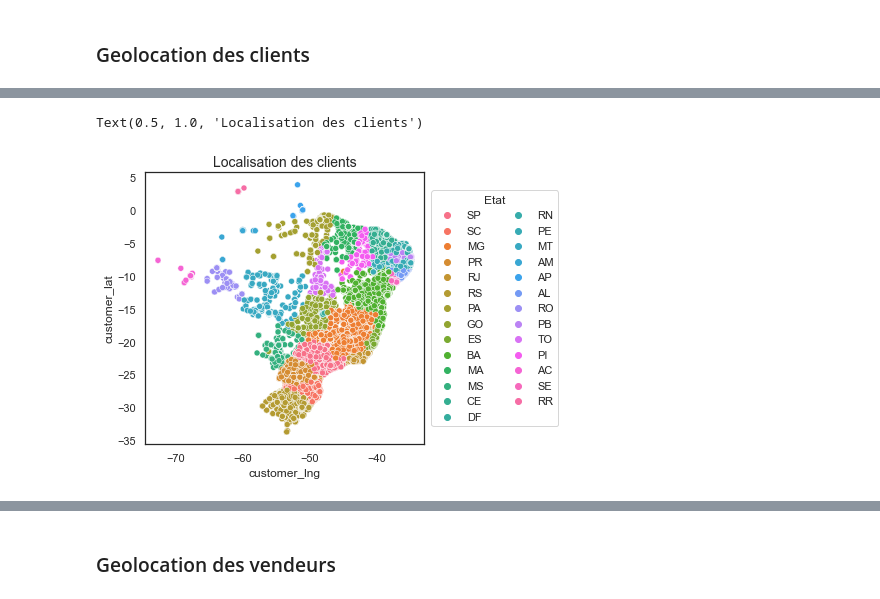
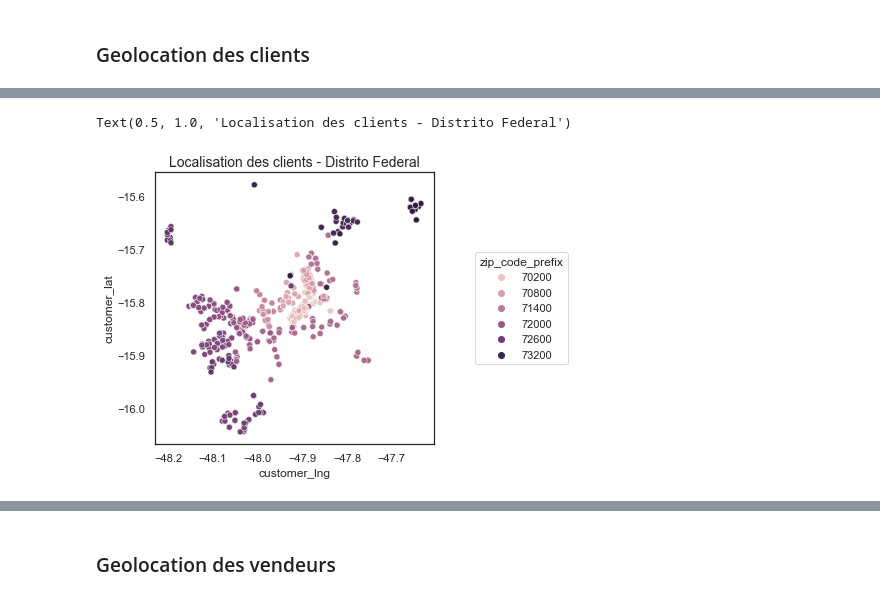
Before and after one commit to mrcreasey/oc-ds-p5-unsupervised-clustering, a Jupyter notebook: P5_01_analyse.ipynb, the cells around one changed output, grey strips where cells are left out. Drawn from its saved outputs; the diff is of its cells as text; code cells hidden in the pictures.

```diff
--- a/P5_01_analyse.ipynb
+++ b/P5_01_analyse.ipynb
@@ -373,6 +376,7 @@ Les données sont anonymisées, donc on prend la médiane des (lat,lng) pour cha
 # %%
 geoloc: pd.DataFrame = (geolocation
                         .drop(hors_bresil.index)
+                        .dropna(subset=['geolocation_lat','geolocation_lng'])
                         .groupby(['geolocation_zip_code_prefix', 'geolocation_state'])
                         .agg({'geolocation_lat': 'median', 'geolocation_lng': 'median', 'geolocation_city': 'count'})
                         .rename(columns={'geolocation_city': 'count'})
@@ -675,2 +727,8 @@ decrire_dataframe(sellers)
 # %% [markdown]
 ### Geolocation des clients
+# %%
+geolocal=geoloc[['geolocation_zip_code_prefix','geolocation_lng','geolocation_lat']]
+geolocal.columns=['customer_zip_code_prefix','customer_lng','customer_lat']
+customers_geo = customers.merge(geolocal, on='customer_zip_code_prefix', how='left')
+customers_geo['customer_id']=customers_geo['customer_id'].astype('object')
+customers_geo.isna().sum()
@@ -676,0 +761,6 @@ decrire_dataframe(sellers)
+# %%
+from sklearn.impute import KNNImputer
+impute_cols=['customer_zip_code_prefix','customer_lng','customer_lat']
+imputer = KNNImputer(n_neighbors=5)
+customers_geo[impute_cols] = imputer.fit_transform(customers_geo[impute_cols])
+customers_geo.isna().mean()
@@ -677,11 +776,9 @@ decrire_dataframe(sellers)
 # %%
-geolocal=geoloc[['geolocation_zip_code_prefix','geolocation_lng','geolocation_lat']]
-geolocal.columns=['customer_zip_code_prefix','customer_lng','customer_lat']
-customers_geo = customers.merge(geolocal, on='customer_zip_code_prefix', how='left')
+DF=customers_geo[customers_geo['customer_state']=='DF']
 plt.figure(figsize=(5,5))
-sns.scatterplot(data=customers_geo,x='customer_lng', y='customer_lat', hue='customer_state')
-plt.legend(title='Etat', bbox_to_anchor=(1.5, 0.5), loc=5, ncol=2)
-plt.title('Localisation des clients', fontsize=14)
+sns.scatterplot(data=DF,x='customer_lng', y='customer_lat', hue='customer_zip_code_prefix')
+plt.legend(title='zip_code_prefix', bbox_to_anchor=(1.5, 0.5), loc=5)
+plt.title('Localisation des clients - Distrito Federal', fontsize=14)
 # %% [output]
-Text(0.5, 1.0, 'Localisation des clients')
+Text(0.5, 1.0, 'Localisation des clients - Distrito Federal')
-[figure, old version]
+[figure, new version]
```
Also changed, not shown: parts of 37 cells of this notebook, 1 other file.
